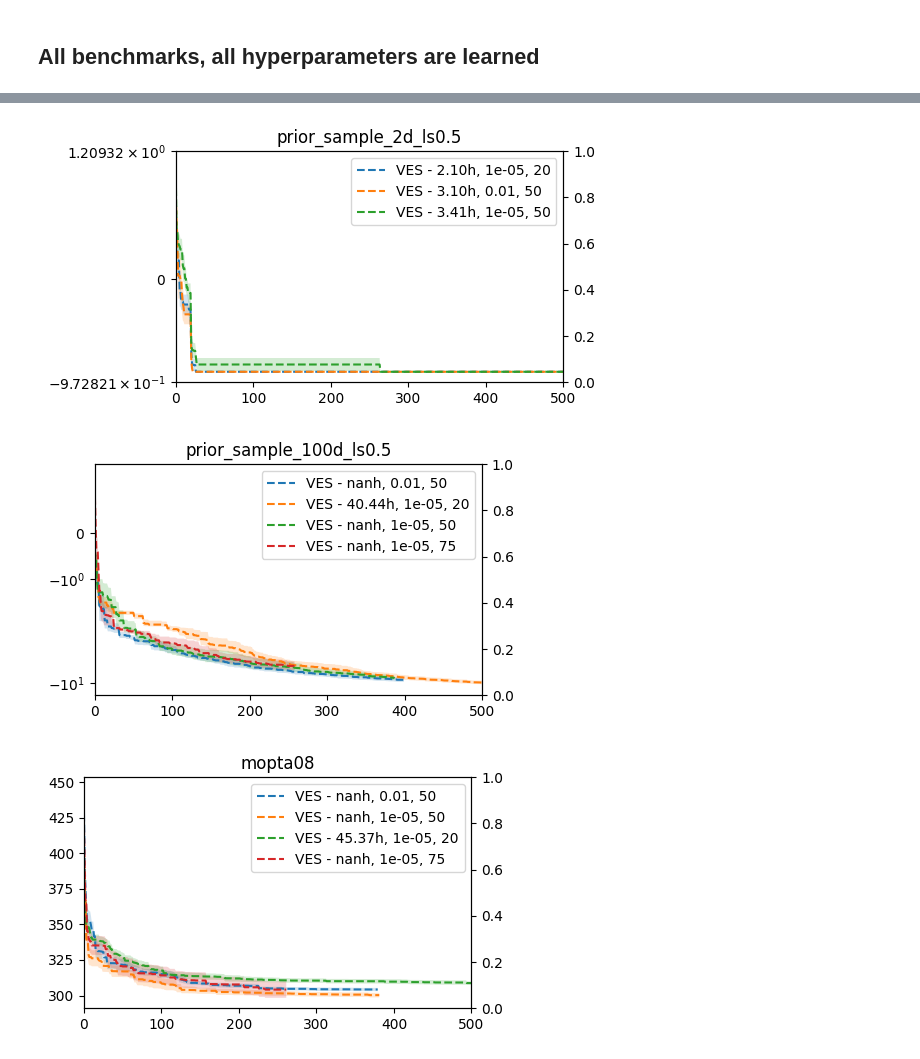
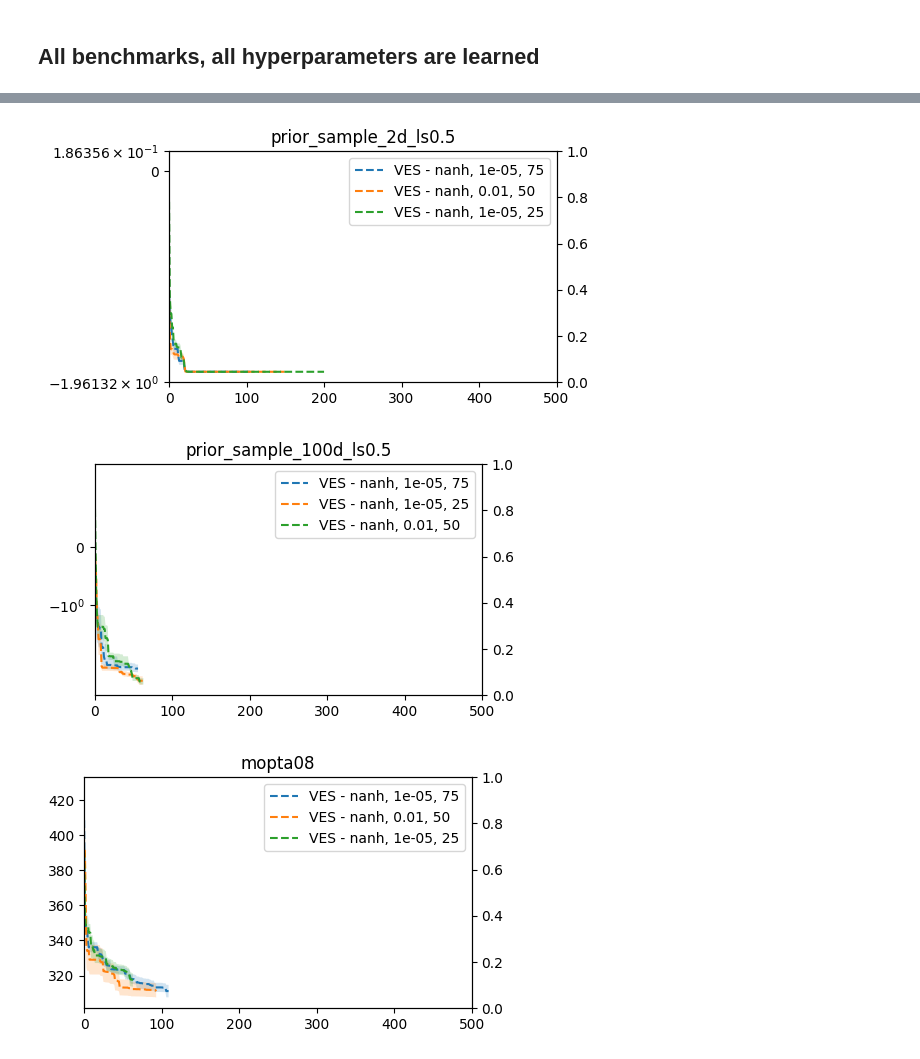
Before and after one commit to NUOJIN/variational-entropy-search, a Jupyter notebook: results_runtime.ipynb, the cells around one changed output, grey strips where cells are left out. Saved outputs shown, nothing was run; the diff lists cells and outputs as text; code cells hidden in the pictures.

```diff
--- a/results_runtime.ipynb
+++ b/results_runtime.ipynb
@@ -14,7 +14,7 @@ from zlib import adler32
 benchmarks = ['branin2', 'prior_sample_2d_ls0.5', 'prior_sample_100d_ls0.5', 'mopta08']
 runtime_benchmarks = benchmarks
 
-run_dirs = glob.glob('results/runtime_analysis_ves/*')
+run_dirs = glob.glob('results/runtime2/*')
 
 NUM_PATHS = 256
 
@@ -82,3 +82,3 @@ for benchmark in benchmarks:
-[figure, old version]
+[figure, new version]
-[figure, old version]
+[figure, new version]
-[figure, old version]
+[figure, new version]
```
Also changed, not shown: parts of 1 cell of this notebook, 1 other file.
